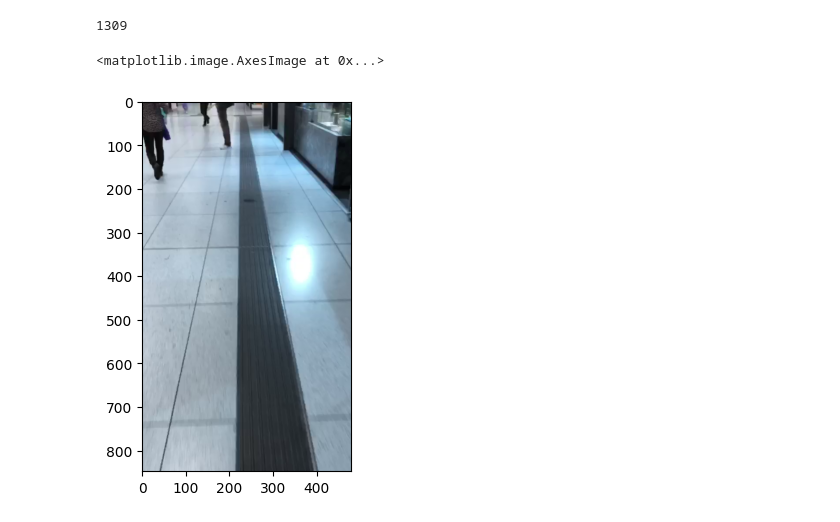
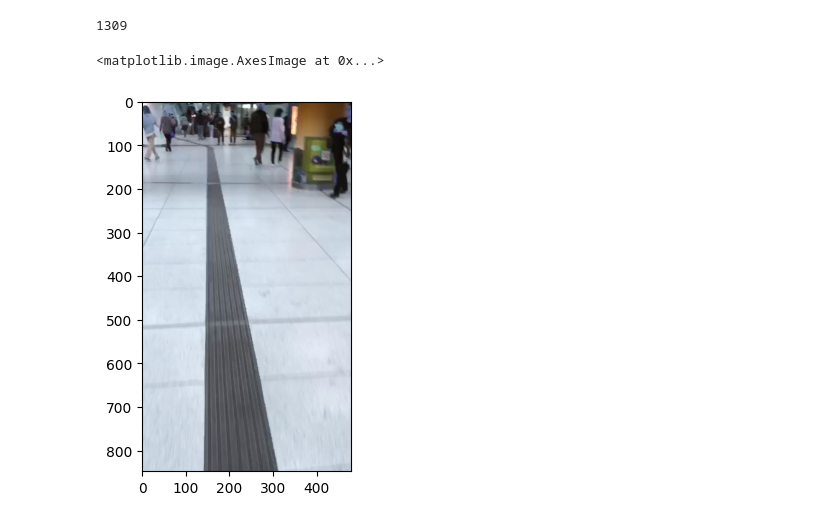
Before and after one commit to hendric-popma/project_bums, a Jupyter notebook: Test_videos_seg_lines.ipynb, the cells around one changed output. Cells and saved outputs as stored; diff of their text form; code cells hidden in the pictures.

```diff
--- a/Test_videos_seg_lines.ipynb
+++ b/Test_videos_seg_lines.ipynb
@@ -1,25 +1,25 @@
 # %%
 import numpy as np
 import cv2
 import matplotlib.pyplot as plt
 from Function import *
 
 #klappt für:
 #"C:\\Users\\leonh\\Pictures\\BumS\\Projekt\\muc_bhf_4.mp4"
 #"C:\\Users\\leonh\\Pictures\\BumS\\Projekt\\muc_bhf_5.mp4"
 
 #klappt nicht mit:
 
 
 video_path = "C:\\Users\\leonh\\Pictures\\BumS\\Projekt\\muc_bhf_3.mp4"
 frames = read_video_frames(video_path)
 print(len(frames))
 
-frames1 = frames[0:500]
+frames1 = frames[1000:1309]
 
-img = frames1[480][1]
+img = frames1[140][1]
 plt.imshow(img)
 # %% [output]
 1309
 <matplotlib.image.AxesImage at 0x...>
-[figure, old version]
+[figure, new version]
```
Also changed, not shown: parts of 9 cells of this notebook, 1 other file.
